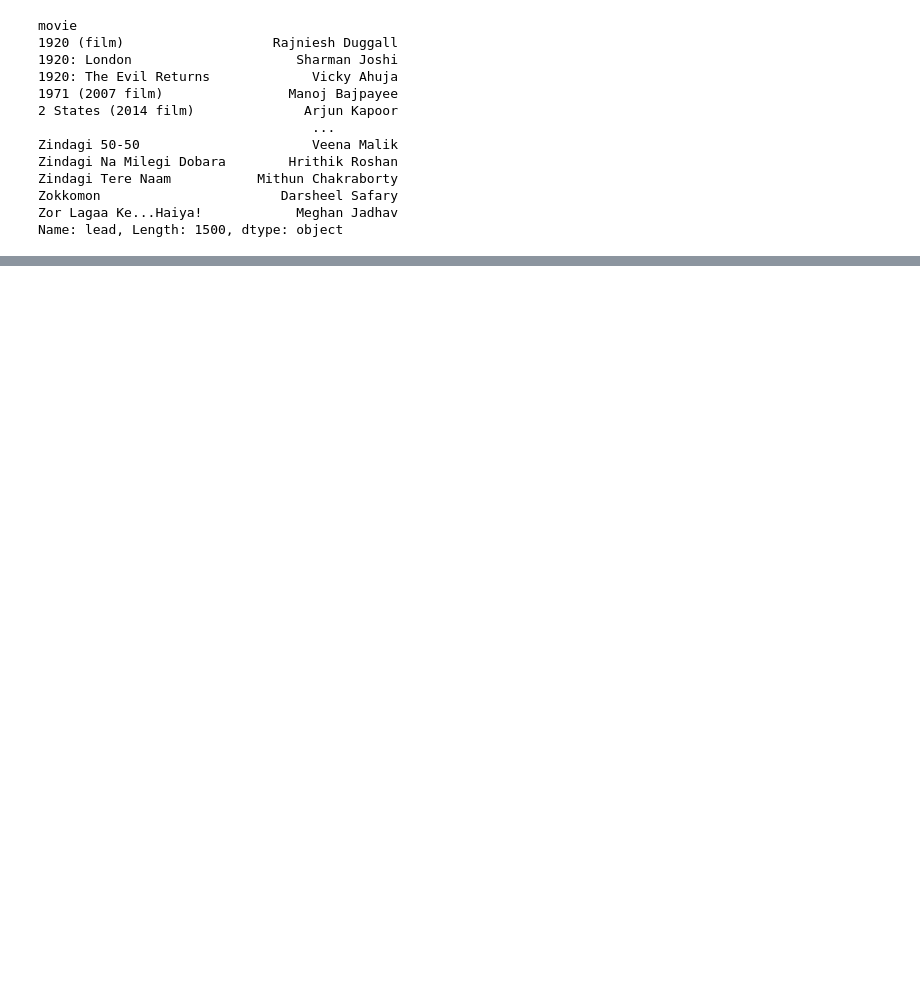
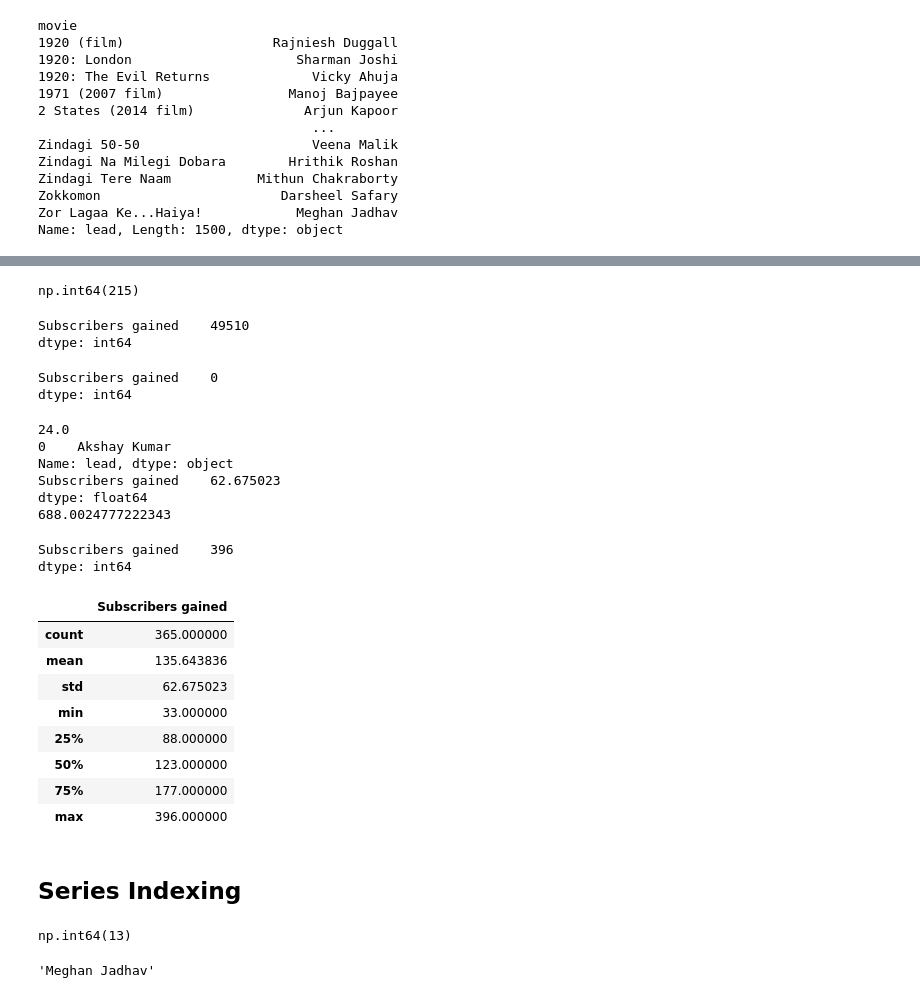
Before and after one commit to danishansari-dev/Python-for-ML, a Jupyter notebook: DSMP_2/Pandas/session-16-pandas-series.ipynb, the cells around one changed output, grey strips where cells are left out. Cells and saved outputs as stored; diff of their text form; code cells hidden in the pictures; blank space fills up the shorter version.

```diff
--- a/DSMP_2/Pandas/session-16-pandas-series.ipynb
+++ b/DSMP_2/Pandas/session-16-pandas-series.ipynb
@@ -328,0 +330,57 @@ Name: lead, Length: 1500, dtype: object
+# %%
+# count -> doesn't count missing values
+kohli.count()
+# %% [output]
+np.int64(215)
+# %%
+# sum -> product
+subs.sum()
+# %% [output]
+Subscribers gained    49510
+dtype: int64
+# %%
+subs.product()
+# %% [output]
+Subscribers gained    0
+dtype: int64
+# %%
+# mean -> median -> modee -> std -> var
+subs.mean()
+print(kohli.median())
+print(movies.mode())
+print(subs.std())
+print(kohli.var())
+# %% [output]
+24.0
+0    Akshay Kumar
+Name: lead, dtype: object
+Subscribers gained    62.675023
+dtype: float64
+688.0024777222343
+# %%
+#min/ max
+subs.min()
+print(subs.max())
+# %% [output]
+Subscribers gained    396
+dtype: int64
+# %%
+subs.describe()
+# %% [output]
+|  | Subscribers gained |
+| count | 365.000000 |
+| mean | 135.643836 |
+| std | 62.675023 |
+| min | 33.000000 |
+| 25% | 88.000000 |
+| 50% | 123.000000 |
+| 75% | 177.000000 |
+| max | 396.000000 |
+# %% [markdown]
+## Series Indexing
+# %%
+# integer indexing
+x = pd.Series([12,13,14,35,46,57,58,79])
+x[1]
+# %% [output]
+np.int64(13)
@@ -328,0 +389,4 @@ Name: lead, Length: 1500, dtype: object
+# %%
+movies[-1]
+# %% [output]
+'Meghan Jadhav'
```
Also changed, not shown: parts of 44 cells of this notebook.
